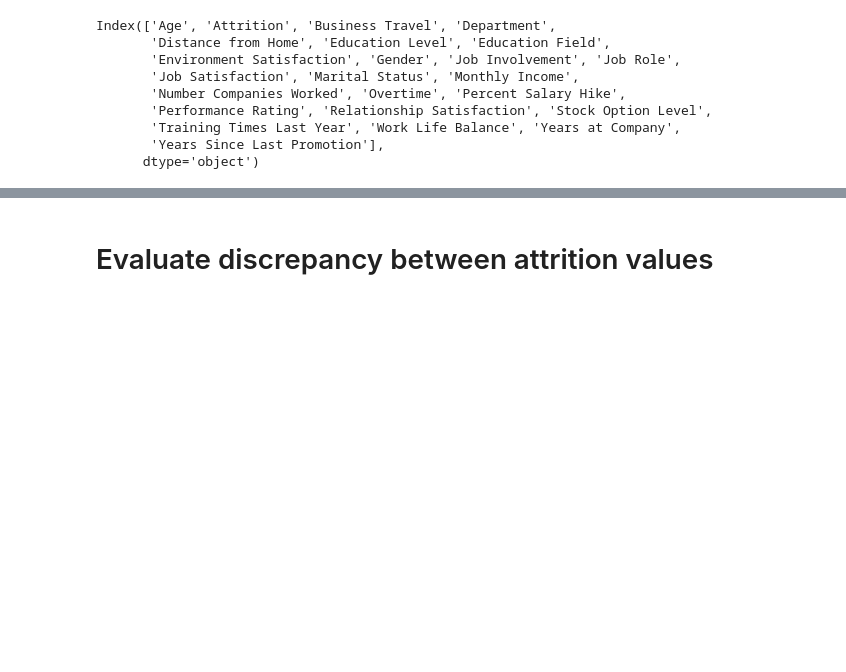
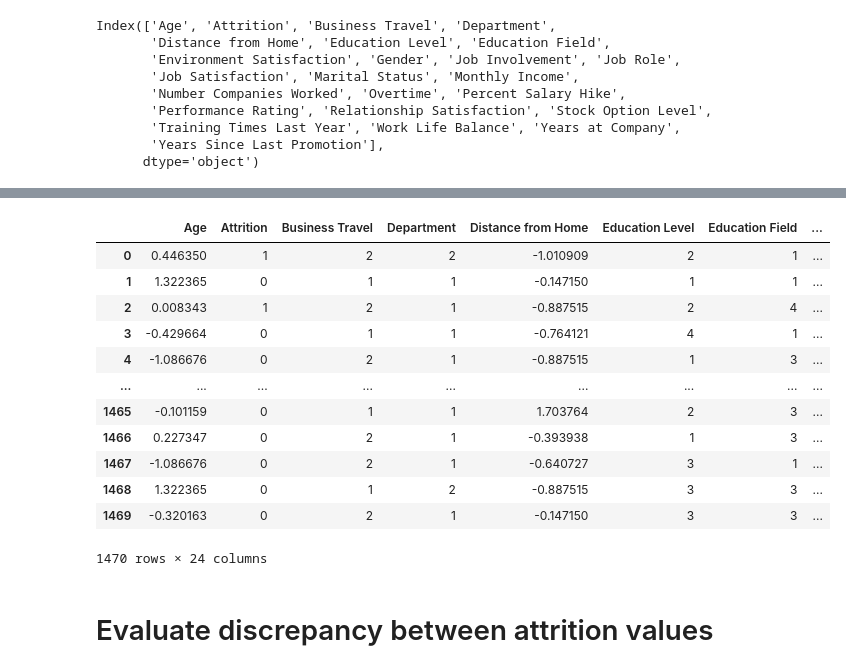
Before and after one commit to katewang1/Employee_Attrition_Analysis, a Jupyter notebook: Machine_Learning/supervised_learning_model.ipynb, the cells around one changed output, grey strips where cells are left out. Drawn from its saved outputs; the diff is of its cells as text; code cells hidden in the pictures; blank space fills up the shorter version.

```diff
--- a/Machine_Learning/supervised_learning_model.ipynb
+++ b/Machine_Learning/supervised_learning_model.ipynb
@@ -102,0 +104,5 @@ Index(['Age', 'Attrition', 'Business Travel', 'Department',
+# %%
+# scale non-encoded columns
+num_features = ['Age', 'Distance from Home','Monthly Income',
+       'Number Companies Worked','Percent Salary Hike', 'Stock Option Level','Training Times Last Year',
+       'Years at Company','Years Since Last Promotion']
@@ -103,3 +126,25 @@ Index(['Age', 'Attrition', 'Business Travel', 'Department',
+# %%
+# Scaled specified columns of data
+sc = StandardScaler()
+for feature in num_features:
+    attrition_df[feature] = sc.fit_transform(np.array(attrition_df[feature]).reshape(-1,1))
+# %%
+# confirm scaling was sucessful
+attrition_df
+# %% [output]
+|  | Age | Attrition | Business Travel | Department | Distance from Home | Education Level | Education Field | ... |
+| 0 | 0.446350 | 1 | 2 | 2 | -1.010909 | 2 | 1 | ... |
+| 1 | 1.322365 | 0 | 1 | 1 | -0.147150 | 1 | 1 | ... |
+| 2 | 0.008343 | 1 | 2 | 1 | -0.887515 | 2 | 4 | ... |
+| 3 | -0.429664 | 0 | 1 | 1 | -0.764121 | 4 | 1 | ... |
+| 4 | -1.086676 | 0 | 2 | 1 | -0.887515 | 1 | 3 | ... |
+| ... | ... | ... | ... | ... | ... | ... | ... | ... |
+| 1465 | -0.101159 | 0 | 1 | 1 | 1.703764 | 2 | 3 | ... |
+| 1466 | 0.227347 | 0 | 2 | 1 | -0.393938 | 1 | 3 | ... |
+| 1467 | -1.086676 | 0 | 2 | 1 | -0.640727 | 3 | 1 | ... |
+| 1468 | 1.322365 | 0 | 1 | 2 | -0.887515 | 3 | 3 | ... |
+| 1469 | -0.320163 | 0 | 2 | 1 | -0.147150 | 3 | 3 | ... |
+1470 rows × 24 columns
 # %% [markdown]
 # Evaluate discrepancy between attrition values
 # %%
```
Also changed, not shown: parts of 8 cells of this notebook, 1 other file.
